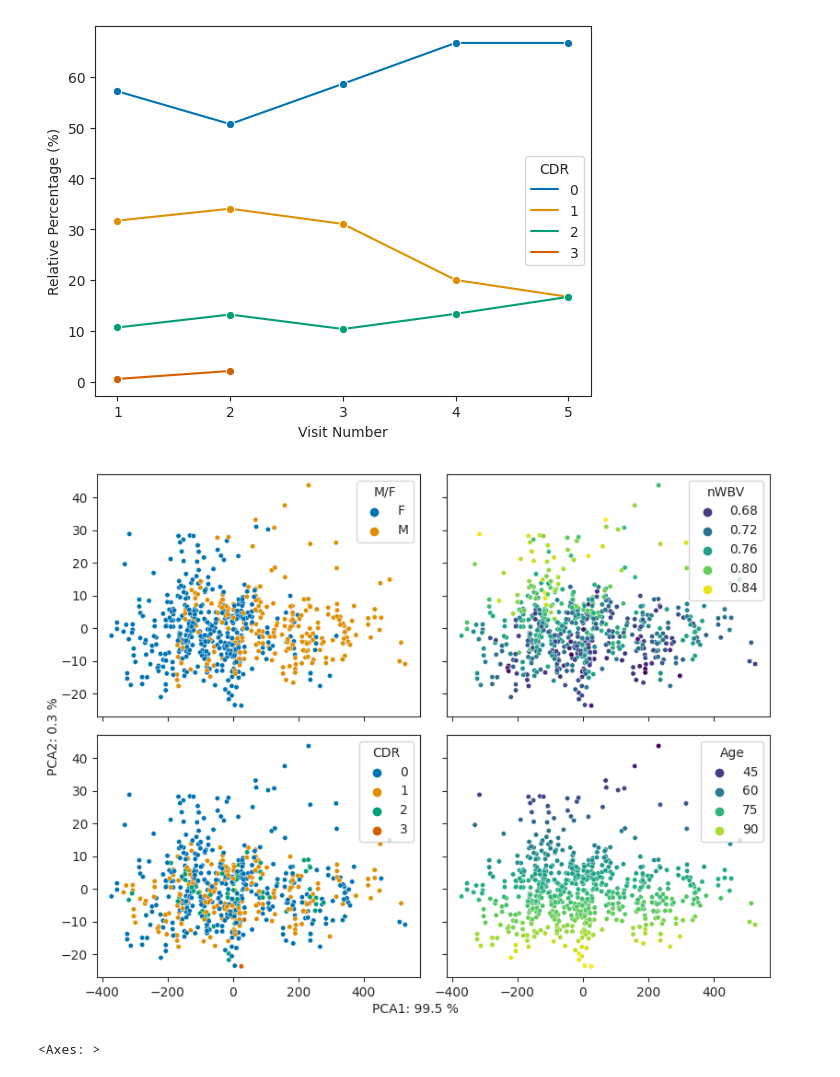
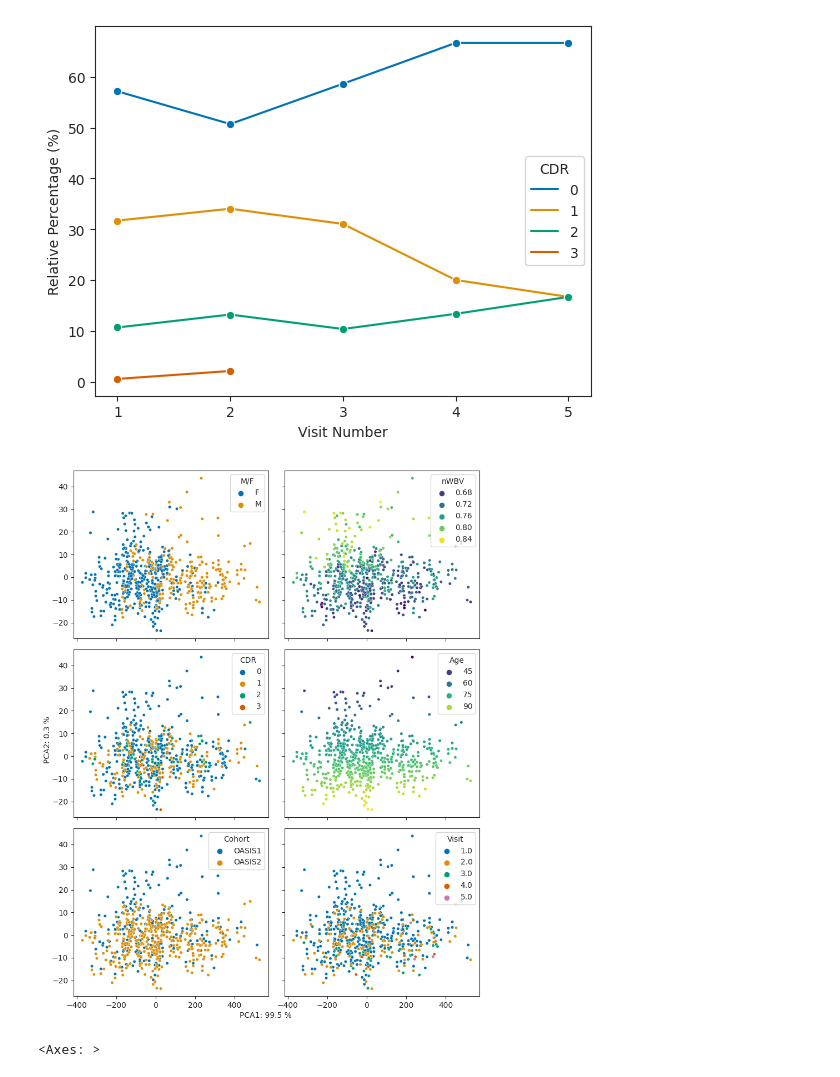
Before and after one commit to RiboRings/AlzheimerPrediction, a Jupyter notebook: learning-about-ad.ipynb, the cells around one changed output. Drawn from its saved outputs; the diff is of its cells as text; code cells hidden in the pictures.

```diff
--- a/learning-about-ad.ipynb
+++ b/learning-about-ad.ipynb
@@ -32,20 +35,3 @@ Imputation should be performed after train/test split to avoid data leakage.
-# %%
-from sklearn.impute import SimpleImputer
-
-# Given a uniform distribution, impute SES with mode
-ses_imputer = SimpleImputer(missing_values=np.nan, strategy="most_frequent")
-# Given a skewed distribution, impute MMSE with median
-mmse_imputer = SimpleImputer(missing_values=np.nan, strategy="median")
-
-# Fit imputer on SES
-ses_imputer.fit(df[["SES"]])
-# Impute missing values in SES
-df["SES"] = ses_imputer.fit_transform(df[["SES"]])
-
-# Fit imputer on MMSE
-mmse_imputer.fit(df[["MMSE"]])
-# Impute missing values in MMSE
-df["MMSE"] = mmse_imputer.fit_transform(df[["MMSE"]])
 # %%
 from sklearn import preprocessing
 
@@ -115,3 +97,19 @@ red_dims = pca.transform(X)
+# %%
+from sklearn import decomposition
+from scipy import stats
+
+# Drop target, categorical variables and metadata
+X = df.drop(["CDR", "Delay", "Subject ID", "Group", "Visit", "M/F", "Cohort"], axis=1)
+
+# Impute SES on the fly
+X["SES"] = X["SES"].map(lambda x: stats.mode(X["SES"])[0] if np.isnan(x) else x)
+# Impute MMSE on the fly
+X["MMSE"] = X["MMSE"].map(lambda x: np.nanmedian(X["MMSE"]) if np.isnan(x) else x)
+
+# Create PCA
+pca = decomposition.PCA(n_components=2)
+# Perform PCA
+red_dims = pca.fit_transform(X)
 # %%
 def plot_pca(red_dims, hue, ax, palette="colorblind", s=15):
 
@@ -121,26 +119,28 @@ def plot_pca(red_dims, hue, ax, palette="colorblind", s=15):
     s=s, ax=ax
     )
 
-ncol, nrow = 2, 2
+ncol, nrow = 3, 2
 my_palette = sns.color_palette("viridis", as_cmap=True)
 # %%
 fig, axes = plt.subplots(ncol, nrow, sharex=True, sharey=True)
 
-fig.set_figheight(3 * nrow)
+fig.set_figheight(5 * nrow)
 fig.set_figwidth(8)
 sns.set_style("ticks")
 
 plot_pca(red_dims, df["M/F"], axes[0, 0])
+plot_pca(red_dims, df["nWBV"], axes[0, 1], palette=my_palette)
+plot_pca(red_dims, df["CDR"], axes[1, 0])
 plot_pca(red_dims, df["Age"], axes[1, 1], palette=my_palette)
-plot_pca(red_dims, df["CDR"], axes[1, 0])
-plot_pca(red_dims, df["nWBV"], axes[0, 1], palette=my_palette)
+plot_pca(red_dims, df["Cohort"], axes[2, 0])
+plot_pca(red_dims, df["Visit"], axes[2, 1])
 
 fig.text(0.5, 0, f"PCA1: {pca.explained_variance_ratio_[0] * 100:.1f} %", ha="center")
 fig.text(0, 0.5, f"PCA2: {pca.explained_variance_ratio_[1] * 100:.1f} %", va="center", rotation="vertical")
 
 plt.tight_layout()
 # %% [output]
-[figure, old version]
+[figure, new version]
 # %%
 corr = X.corr()
 sns.heatmap(
```
Also changed, not shown: parts of 37 cells of this notebook.
